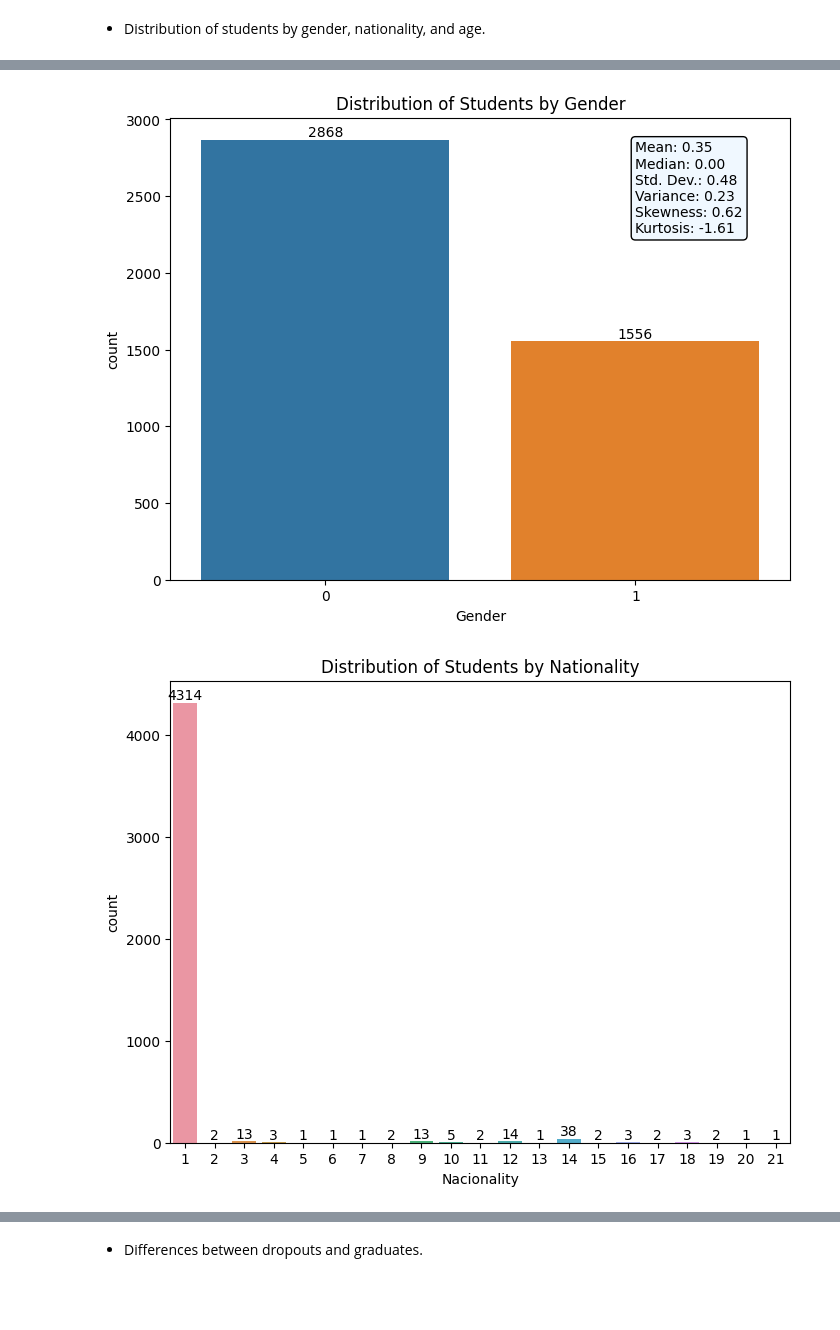
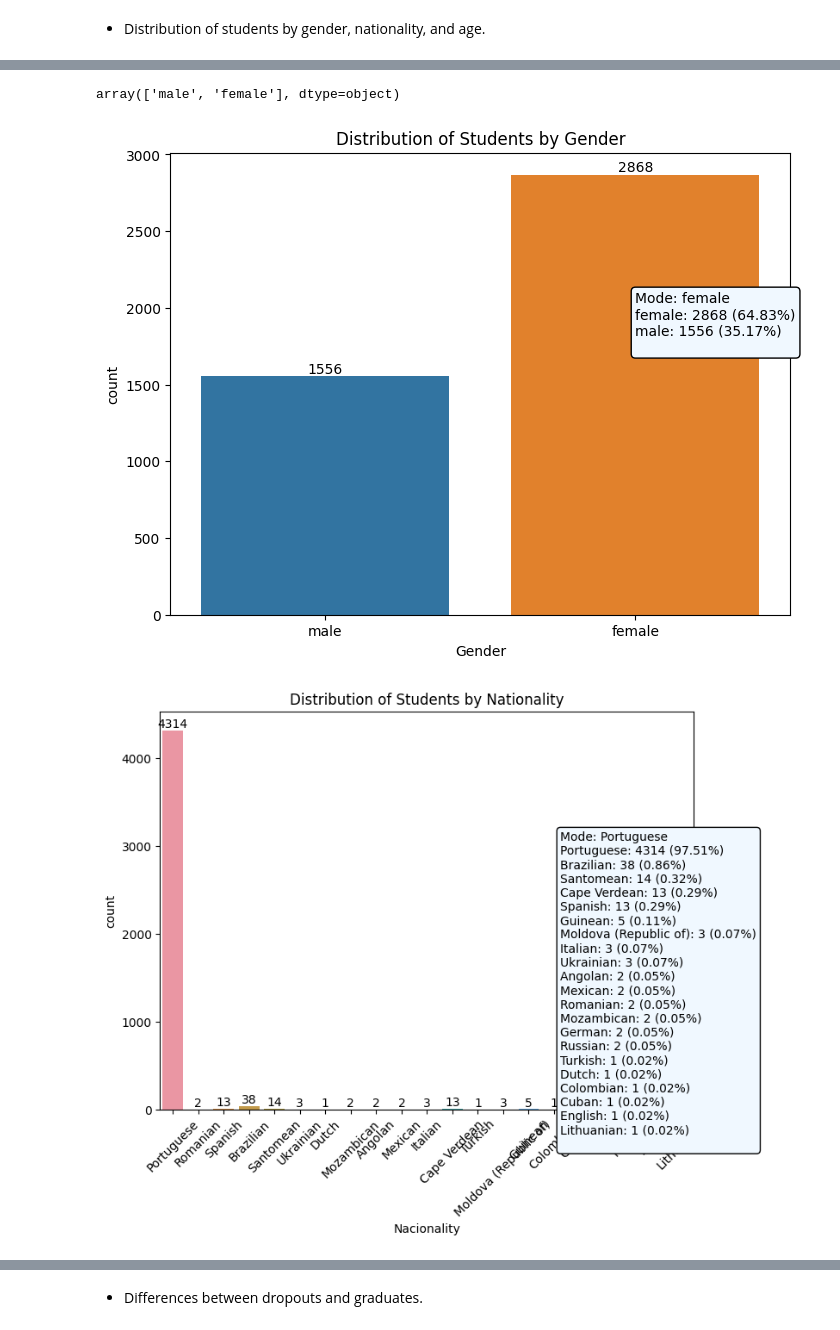
Before and after one commit to KANUBALAD/ML-Fairness-in-School-DropOut-, a Jupyter notebook: Notebooks/EDA of School Dropout Dataset.ipynb, the cells around one changed output, grey strips where cells are left out. Cells and saved outputs as stored; diff of their text form; code cells hidden in the pictures; blank space fills up the shorter version.

```diff
--- a/Notebooks/EDA of School Dropout Dataset.ipynb
+++ b/Notebooks/EDA of School Dropout Dataset.ipynb
@@ -116,0 +126,16 @@ def annotate_counts(ax):
+# %%
+# Gender replacement
+gender_replace = {
+    1: 'male',
+    0: 'female'
+}
+df_school['Gender'] = df_school['Gender'].replace(gender_replace)
+
+# Nacionality replacement
+nacionality_replace = {
+    1: 'Portuguese', 2: 'German', 3: 'Spanish', 4: 'Italian', 5: 'Dutch', 6: 'English',
+    7: 'Lithuanian', 8: 'Angolan', 9: 'Cape Verdean', 10: 'Guinean', 11: 'Mozambican',
+    12: 'Santomean', 13: 'Turkish', 14: 'Brazilian', 15: 'Romanian', 16: 'Moldova (Republic of)',
+    17: 'Mexican', 18: 'Ukrainian', 19: 'Russian', 20: 'Cuban', 21: 'Colombian'
+}
+df_school['Nacionality'] = df_school['Nacionality'].replace(nacionality_replace)
@@ -117,25 +150,44 @@ def annotate_counts(ax):
+# %%
+df_school['Gender'].unique()
+# %% [output]
+array(['male', 'female'], dtype=object)
 # %%
+def annotate_categorical_stats(ax, data, ypos=0.7):
+    mode = data.mode().iloc[0]  # Taking the first mode in case of multiple modes
+    counts = data.value_counts().to_dict()
+    total = len(data)
+
+    stats_str = f'Mode: {mode}\n'
+
+    for category, count in counts.items():
+        percentage = 100 * count / total
+        stats_str += f'{category}: {count} ({percentage:.2f}%)\n'
+
+    ax.text(0.75, ypos, stats_str, transform=ax.transAxes, verticalalignment='top', bbox=dict(boxstyle='round,pad=0.3', edgecolor='black', facecolor='aliceblue'))
+
 # Gender Distribution
 plt.figure(figsize=(8, 6))
 ax1 = sns.countplot(x='Gender', data=df_school)
 annotate_counts(ax1)
-annotate_stats(ax1, df_school['Gender'], ypos=0.95)
+annotate_categorical_stats(ax1, df_school['Gender'])
 plt.title('Distribution of Students by Gender')
 plt.show()
 
 # Nationality Distribution
 plt.figure(figsize=(8, 6))
 ax2 = sns.countplot(x='Nacionality', data=df_school)
 annotate_counts(ax2)
+annotate_categorical_stats(ax2, df_school['Nacionality'])
 plt.title('Distribution of Students by Nationality')
+plt.xticks(rotation=45)
 plt.show()
 
 # Age at Enrollment Distribution
 g = sns.displot(df_school['Age at enrollment'], kde=True, aspect=1.5)
 g.ax.set_title('Distribution of Students by Age at Enrollment')
 annotate_stats(g.ax, df_school['Age at enrollment'])
 plt.show()
 # %% [output]
-[figure, old version]
+[figure, new version]
-[figure, old version]
+[figure, new version]
 [figure]
```
Also changed, not shown: parts of 30 cells of this notebook.
